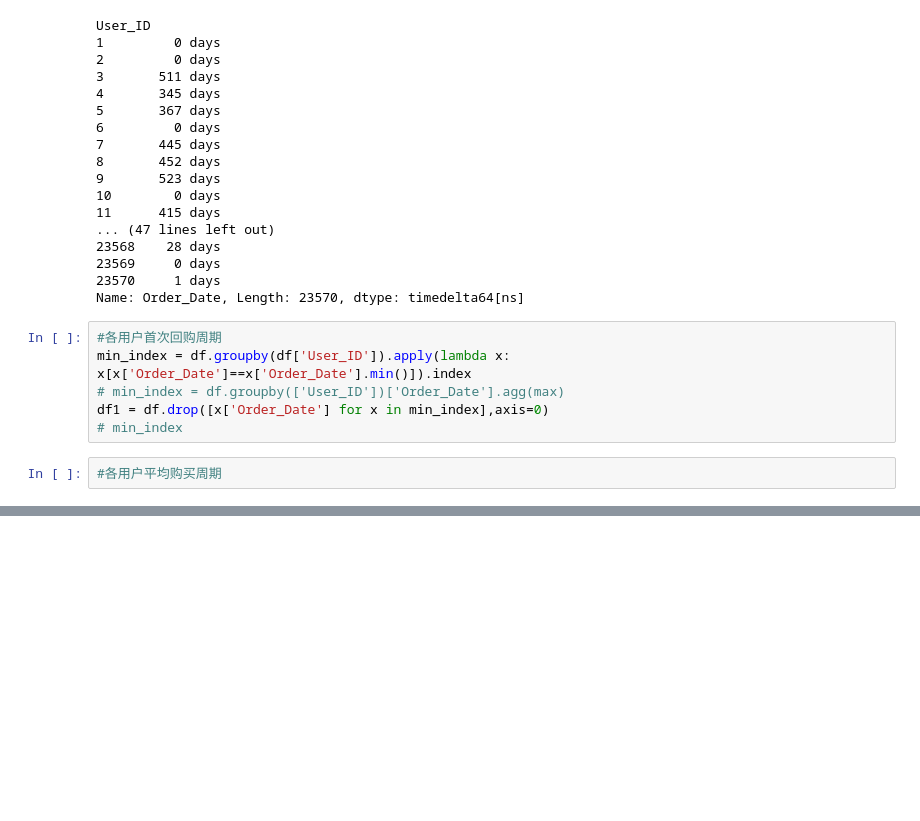
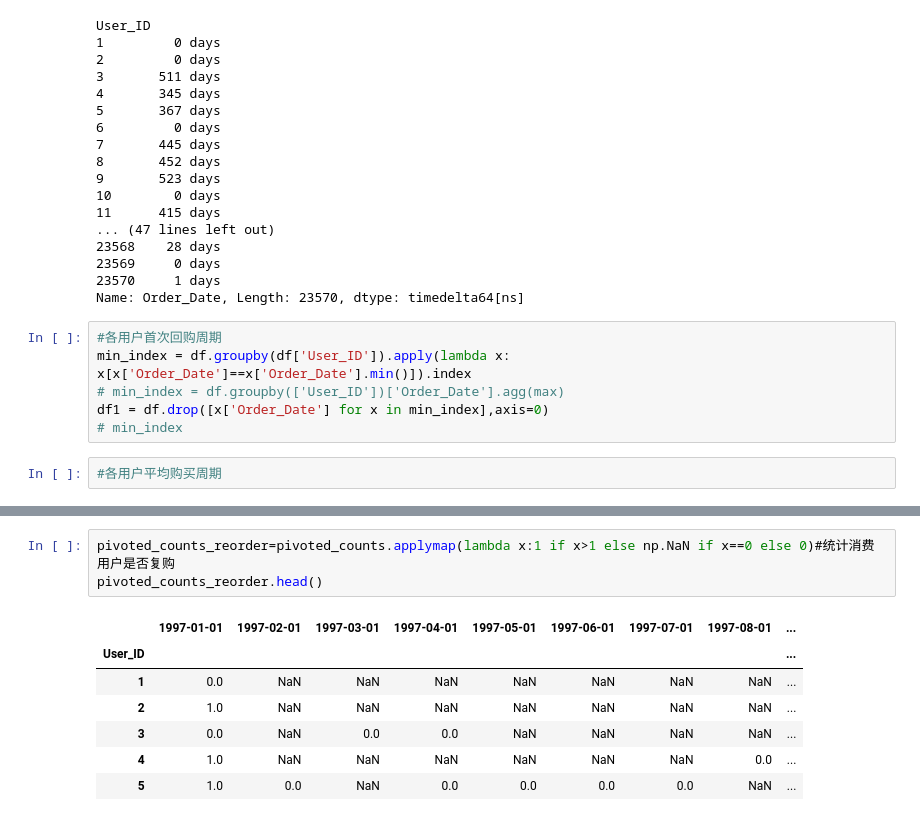
Before and after one commit to ldsfcj/learngit, a Jupyter notebook: Analysis of Customers' Behavior.ipynb, the cells around one changed output, grey strips where cells are left out. Drawn from its saved outputs; the diff is of its cells as text; blank space fills up the shorter version.

```diff
--- a/Analysis of Customers' Behavior.ipynb
+++ b/Analysis of Customers' Behavior.ipynb
@@ -325,0 +334,11 @@ df1 = df.drop([x['Order_Date'] for x in min_index],axis=0)
+# %%
+pivoted_counts_reorder=pivoted_counts.applymap(lambda x:1 if x>1 else np.NaN if x==0 else 0)#统计消费用户是否复购
+pivoted_counts_reorder.head()
+# %% [output]
+|  | 1997-01-01 | 1997-02-01 | 1997-03-01 | 1997-04-01 | 1997-05-01 | 1997-06-01 | 1997-07-01 | 1997-08-01 | ... |
+| User_ID |  |  |  |  |  |  |  |  | ... |
+| 1 | 0.0 | NaN | NaN | NaN | NaN | NaN | NaN | NaN | ... |
+| 2 | 1.0 | NaN | NaN | NaN | NaN | NaN | NaN | NaN | ... |
+| 3 | 0.0 | NaN | 0.0 | 0.0 | NaN | NaN | NaN | NaN | ... |
+| 4 | 1.0 | NaN | NaN | NaN | NaN | NaN | NaN | 0.0 | ... |
+| 5 | 1.0 | 0.0 | NaN | 0.0 | 0.0 | 0.0 | 0.0 | NaN | ... |
```
Also changed, not shown: parts of 7 cells of this notebook.
